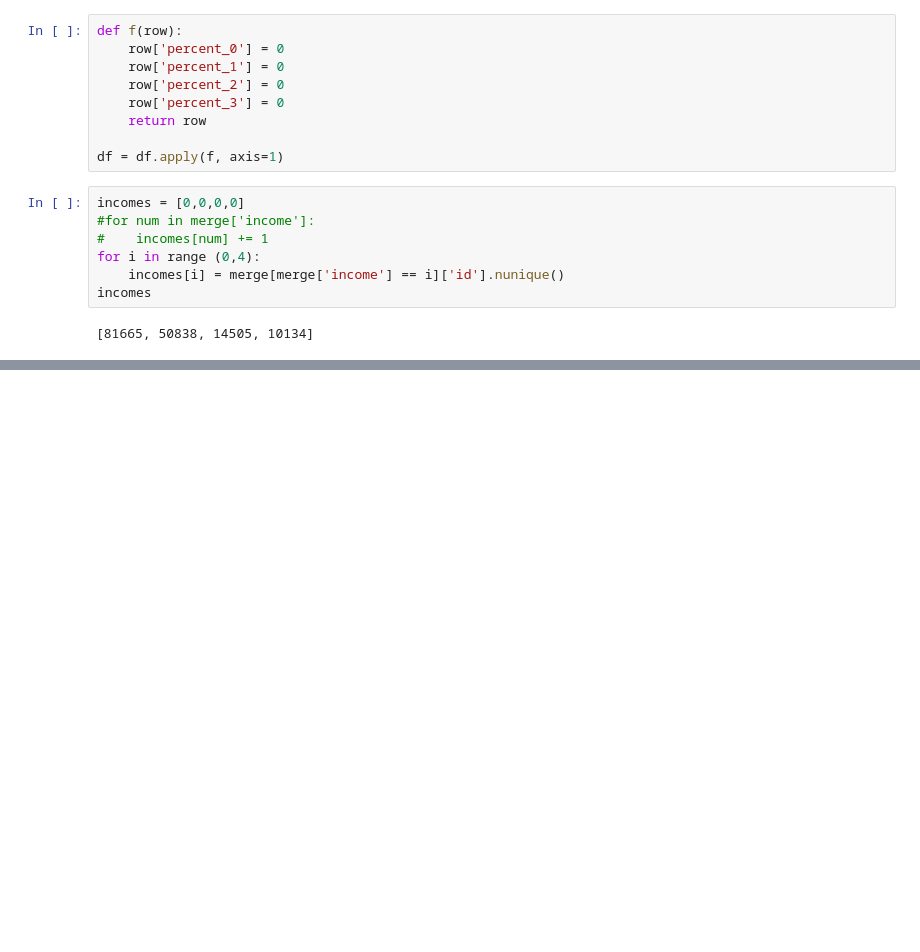
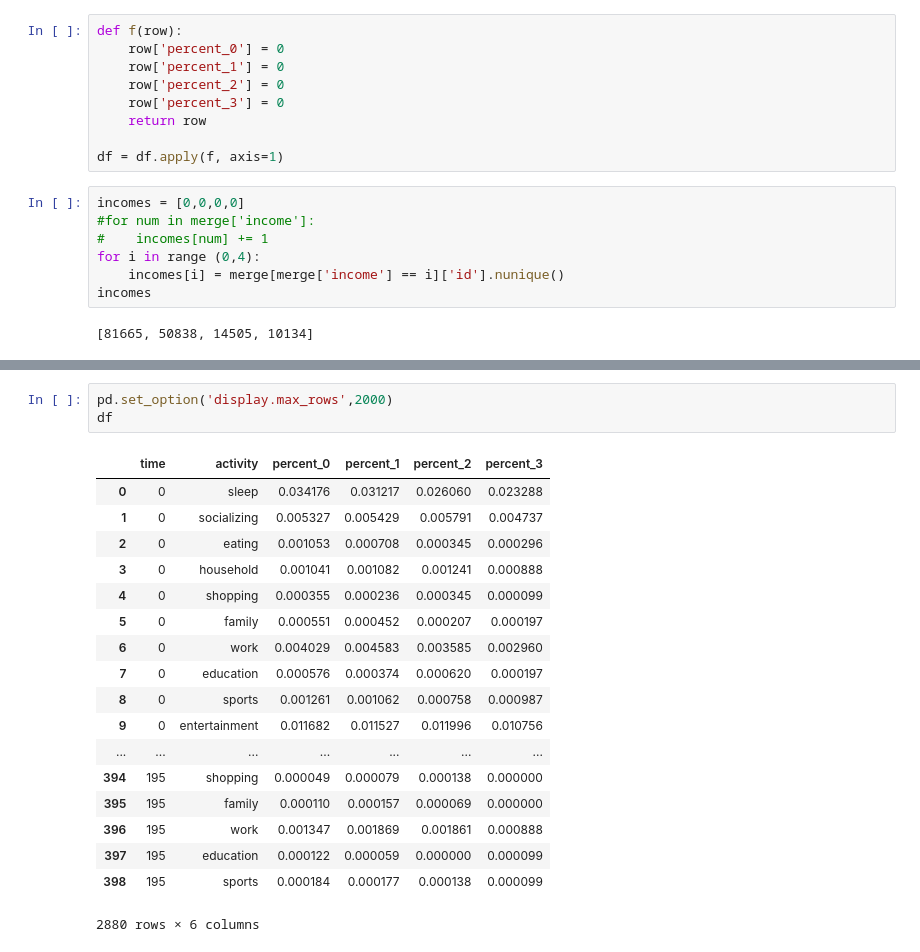
Before and after one commit to heesoo4199/atus, a Jupyter notebook: data/times.ipynb, the cells around one changed output, grey strips where cells are left out. Cells and saved outputs as stored; diff of their text form; blank space fills up the shorter version.

```diff
--- a/data/times.ipynb
+++ b/data/times.ipynb
@@ -194,0 +195,22 @@ See the caveats in the documentation: http://pandas.pydata.org/pandas-docs/stabl
+# %%
+pd.set_option('display.max_rows',2000)
+df
+# %% [output]
+|  | time | activity | percent_0 | percent_1 | percent_2 | percent_3 |
+| 0 | 0 | sleep | 0.034176 | 0.031217 | 0.026060 | 0.023288 |
+| 1 | 0 | socializing | 0.005327 | 0.005429 | 0.005791 | 0.004737 |
+| 2 | 0 | eating | 0.001053 | 0.000708 | 0.000345 | 0.000296 |
+| 3 | 0 | household | 0.001041 | 0.001082 | 0.001241 | 0.000888 |
+| 4 | 0 | shopping | 0.000355 | 0.000236 | 0.000345 | 0.000099 |
+| 5 | 0 | family | 0.000551 | 0.000452 | 0.000207 | 0.000197 |
+| 6 | 0 | work | 0.004029 | 0.004583 | 0.003585 | 0.002960 |
+| 7 | 0 | education | 0.000576 | 0.000374 | 0.000620 | 0.000197 |
+| 8 | 0 | sports | 0.001261 | 0.001062 | 0.000758 | 0.000987 |
+| 9 | 0 | entertainment | 0.011682 | 0.011527 | 0.011996 | 0.010756 |
+| ... | ... | ... | ... | ... | ... | ... |
+| 394 | 195 | shopping | 0.000049 | 0.000079 | 0.000138 | 0.000000 |
+| 395 | 195 | family | 0.000110 | 0.000157 | 0.000069 | 0.000000 |
+| 396 | 195 | work | 0.001347 | 0.001869 | 0.001861 | 0.000888 |
+| 397 | 195 | education | 0.000122 | 0.000059 | 0.000000 | 0.000099 |
+| 398 | 195 | sports | 0.000184 | 0.000177 | 0.000138 | 0.000099 |
+2880 rows × 6 columns
```
Also changed, not shown: parts of 2 cells of this notebook, 1 other file.
